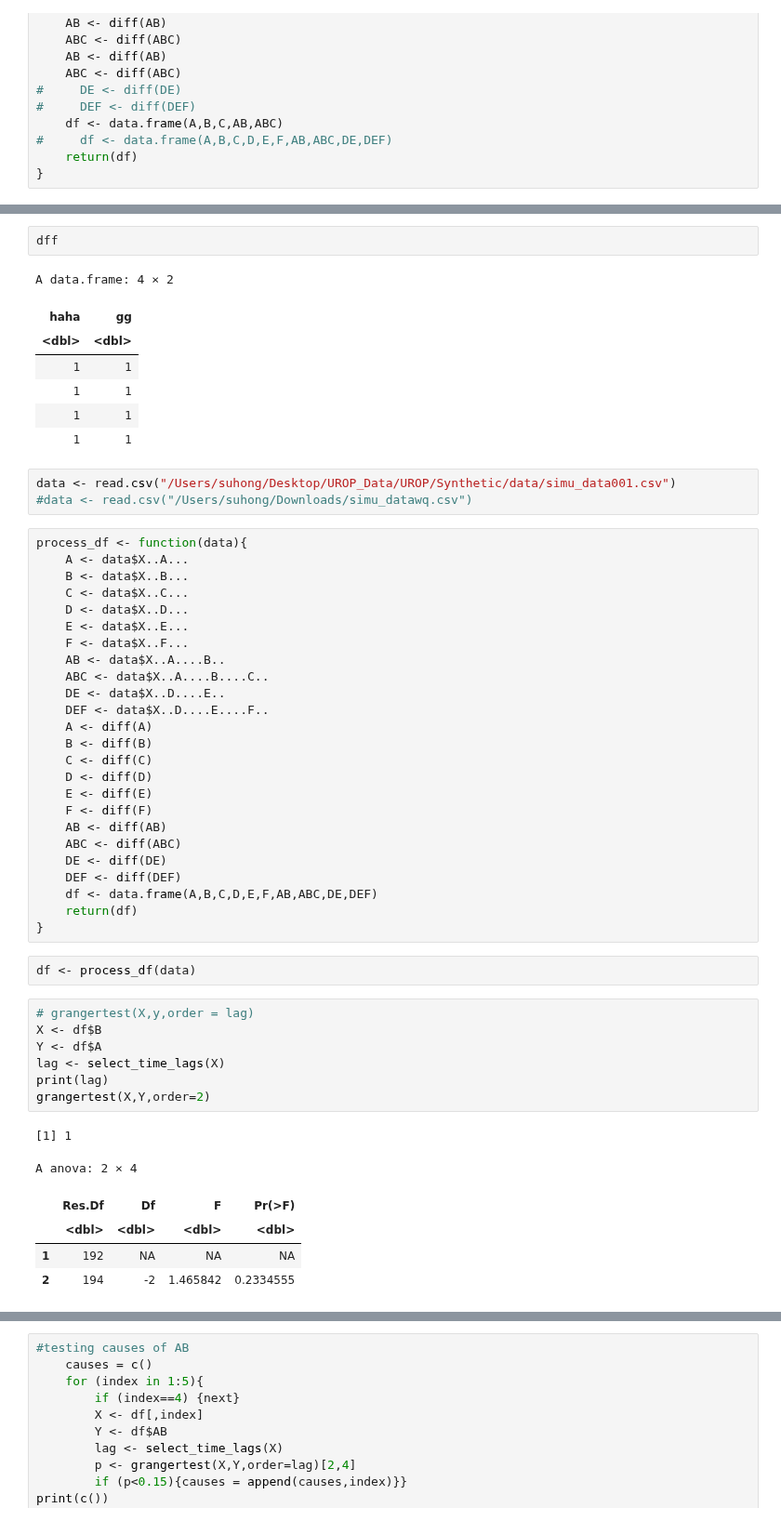
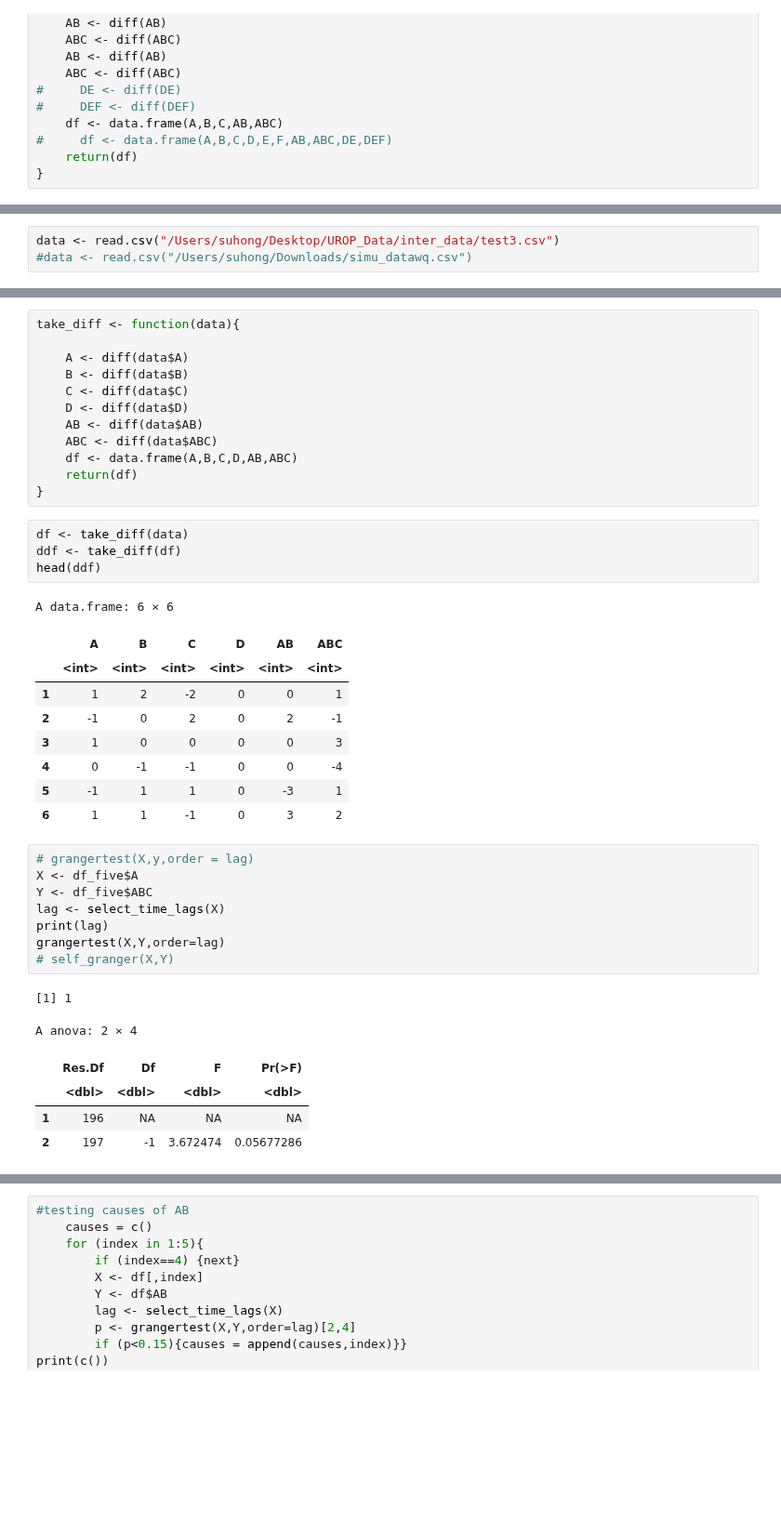
Before and after one commit to SU-Hongs/UROP_mining, a Jupyter notebook: Synthetic/analysis.ipynb, the cells around one changed output, grey strips where cells are left out. Shown at 93% size. Saved outputs shown, nothing was run; the diff lists cells and outputs as text; blank space fills up the shorter version.

```diff
--- a/Synthetic/analysis.ipynb
+++ b/Synthetic/analysis.ipynb
@@ -444 +287,4 @@ num="001"
+# %%
+data <- read.csv("/Users/suhong/Desktop/UROP_Data/inter_data/test3.csv")
+#data <- read.csv("/Users/suhong/Downloads/simu_datawq.csv")
 # %%
@@ -458,54 +302,41 @@ dff$gg <- diff(gg)
-# %%
-dff
-# %% [output]
-A data.frame: 4 × 2
-| haha | gg |
-| <dbl> | <dbl> |
-| 1 | 1 |
-| 1 | 1 |
-| 1 | 1 |
-| 1 | 1 |
-# %%
-data <- read.csv("/Users/suhong/Desktop/UROP_Data/UROP/Synthetic/data/simu_data001.csv")
-#data <- read.csv("/Users/suhong/Downloads/simu_datawq.csv")
 # %%
-process_df <- function(data){
-    A <- data$X..A...
-    B <- data$X..B...
-    C <- data$X..C...
-    D <- data$X..D...
-    E <- data$X..E...
-    F <- data$X..F...
-    AB <- data$X..A....B..
-    ABC <- data$X..A....B....C..
-    DE <- data$X..D....E..
-    DEF <- data$X..D....E....F..
-    A <- diff(A)
-    B <- diff(B)
-    C <- diff(C)
-    D <- diff(D)
-    E <- diff(E)
-    F <- diff(F)
-    AB <- diff(AB)
-    ABC <- diff(ABC)
-    DE <- diff(DE)
-    DEF <- diff(DEF)
-    df <- data.frame(A,B,C,D,E,F,AB,ABC,DE,DEF)
+take_diff <- function(data){
+
+    A <- diff(data$A)
+    B <- diff(data$B)
+    C <- diff(data$C)
+    D <- diff(data$D)
+    AB <- diff(data$AB)
+    ABC <- diff(data$ABC)
+    df <- data.frame(A,B,C,D,AB,ABC)
     return(df)
 }
-# %%
-df <- process_df(data)
+# %%
+df <- take_diff(data)
+ddf <- take_diff(df)
+head(ddf)
+# %% [output]
+A data.frame: 6 × 6
+|  | A | B | C | D | AB | ABC |
+|  | <int> | <int> | <int> | <int> | <int> | <int> |
+| 1 | 1 | 2 | -2 | 0 | 0 | 1 |
+| 2 | -1 | 0 | 2 | 0 | 2 | -1 |
+| 3 | 1 | 0 | 0 | 0 | 0 | 3 |
+| 4 | 0 | -1 | -1 | 0 | 0 | -4 |
+| 5 | -1 | 1 | 1 | 0 | -3 | 1 |
+| 6 | 1 | 1 | -1 | 0 | 3 | 2 |
 # %%
 # grangertest(X,y,order = lag)
-X <- df$B
-Y <- df$A
+X <- df_five$A
+Y <- df_five$ABC
 lag <- select_time_lags(X)
 print(lag)
-grangertest(X,Y,order=2)
+grangertest(X,Y,order=lag)
+# self_granger(X,Y)
 # %% [output]
 [1] 1
 A anova: 2 × 4
 |  | Res.Df | Df | F | Pr(>F) |
 |  | <dbl> | <dbl> | <dbl> | <dbl> |
-| 1 | 192 | NA | NA | NA |
-| 2 | 194 | -2 | 1.465842 | 0.2334555 |
+| 1 | 196 | NA | NA | NA |
+| 2 | 197 | -1 | 3.672474 | 0.05677286 |
```
Also changed, not shown: parts of 29 cells of this notebook, 4 other files.
